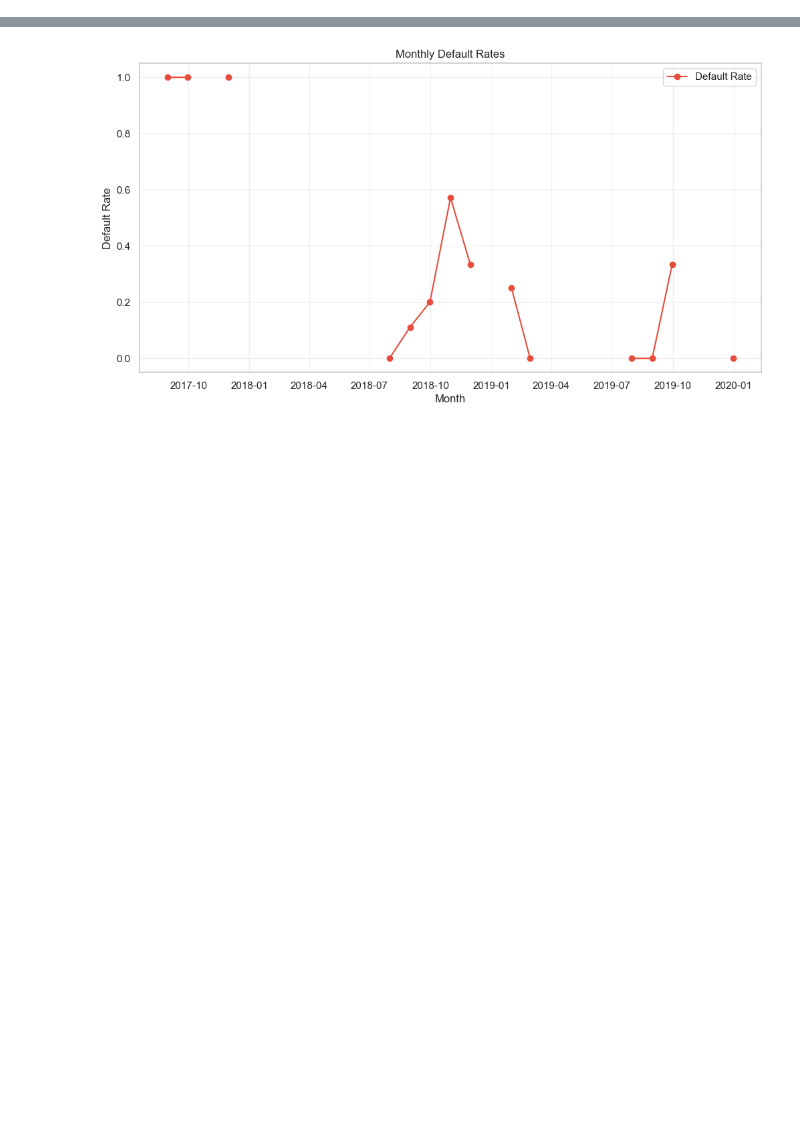
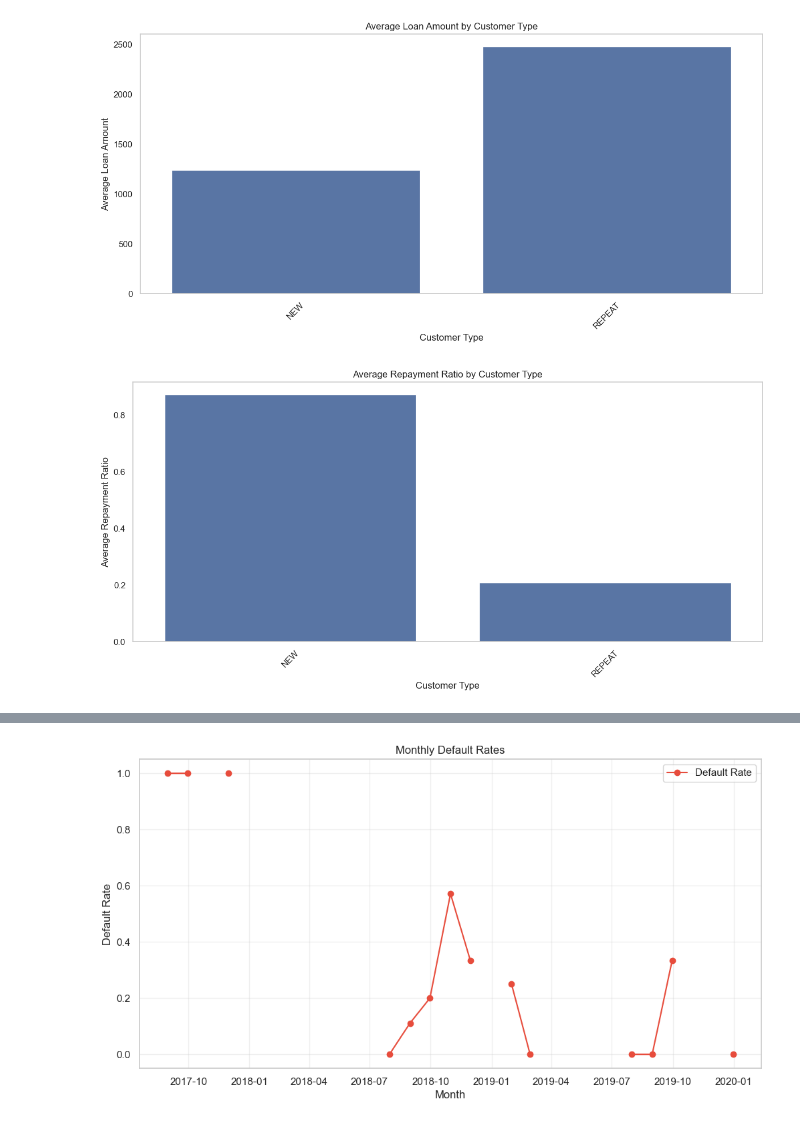
Before and after one commit to Elizabeth-Mwania/credit-risk-analysis, a Jupyter notebook: loan_analysis.ipynb, the cells around one changed output, grey strips where cells are left out. Cells and saved outputs as stored; diff of their text form; code cells hidden in the pictures; blank space fills up the shorter version.

```diff
--- a/loan_analysis.ipynb
+++ b/loan_analysis.ipynb
@@ -231,0 +126,26 @@ RECOMMENDATIONS:
+# %%
+# Visualize customer type analysis
+plt.figure(figsize=(12, 6))
+sns.barplot(x=customer_analysis.index, y='Avg Loan Amount', data=customer_analysis)
+plt.title('Average Loan Amount by Customer Type')
+plt.xlabel('Customer Type')
+plt.ylabel('Average Loan Amount')
+plt.xticks(rotation=45)
+plt.tight_layout()
+# remove grid lines
+plt.grid(False)
+plt.show()
+# Visualize repayment ratio by customer type
+plt.figure(figsize=(12, 6))
+sns.barplot(x=customer_analysis.index, y='Avg Repayment Ratio', data=customer_analysis)
+plt.title('Average Repayment Ratio by Customer Type')
+plt.xlabel('Customer Type')
+plt.ylabel('Average Repayment Ratio')
+plt.xticks(rotation=45)
+plt.tight_layout()
+# remove grid lines
+plt.grid(False)
+plt.show()
+# %% [output]
+[figure, added]
+[figure, added]
```
Also changed, not shown: parts of 13 cells of this notebook, 4 other files.
